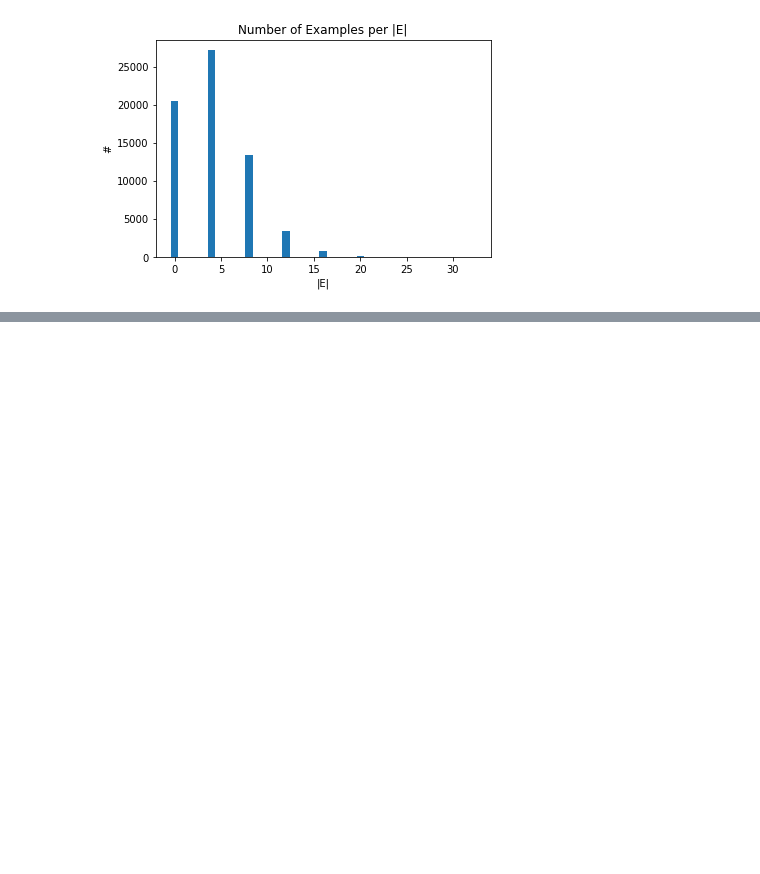
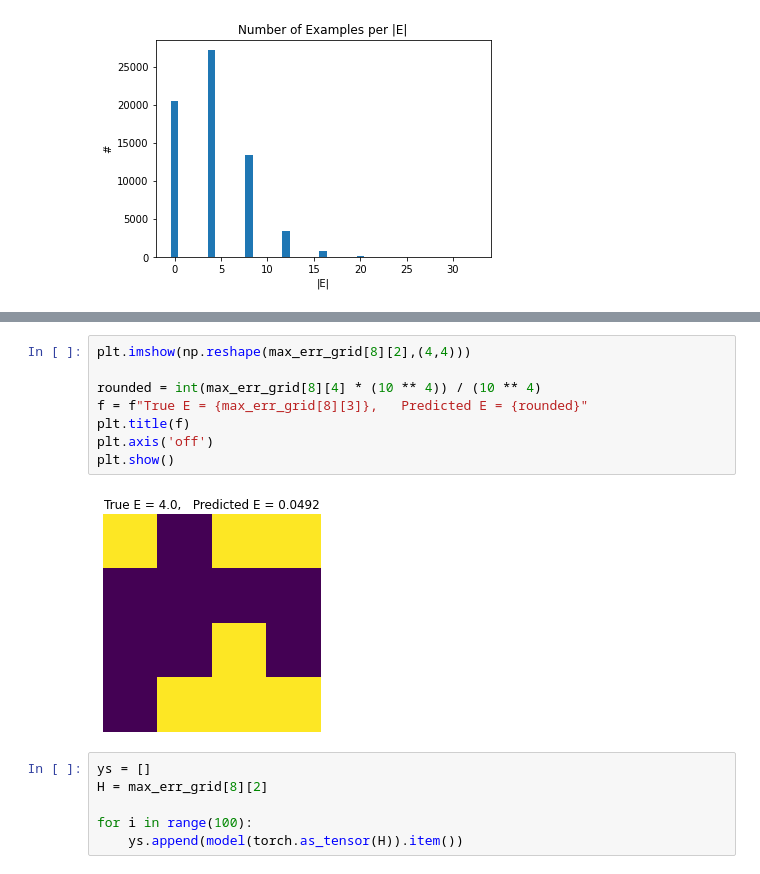
Before and after one commit to VLonghand/IsingModelPractice, a Jupyter notebook: Plots_and_funcs/RFR_NN_comparison.ipynb, the cells around one changed output, grey strips where cells are left out. Drawn from its saved outputs; the diff is of its cells as text; blank space fills up the shorter version.

```diff
--- a/Plots_and_funcs/RFR_NN_comparison.ipynb
+++ b/Plots_and_funcs/RFR_NN_comparison.ipynb
@@ -110,0 +220,16 @@ plt.show()
+# %%
+plt.imshow(np.reshape(max_err_grid[8][2],(4,4)))
+
+rounded = int(max_err_grid[8][4] * (10 ** 4)) / (10 ** 4)
+f = f"True E = {max_err_grid[8][3]},   Predicted E = {rounded}"
+plt.title(f)
+plt.axis('off')
+plt.show()
+# %% [output]
+[figure, added]
+# %%
+ys = []
+H = max_err_grid[8][2]
+
+for i in range(100):
+    ys.append(model(torch.as_tensor(H)).item())
```
Also changed, not shown: parts of 11 cells of this notebook.
